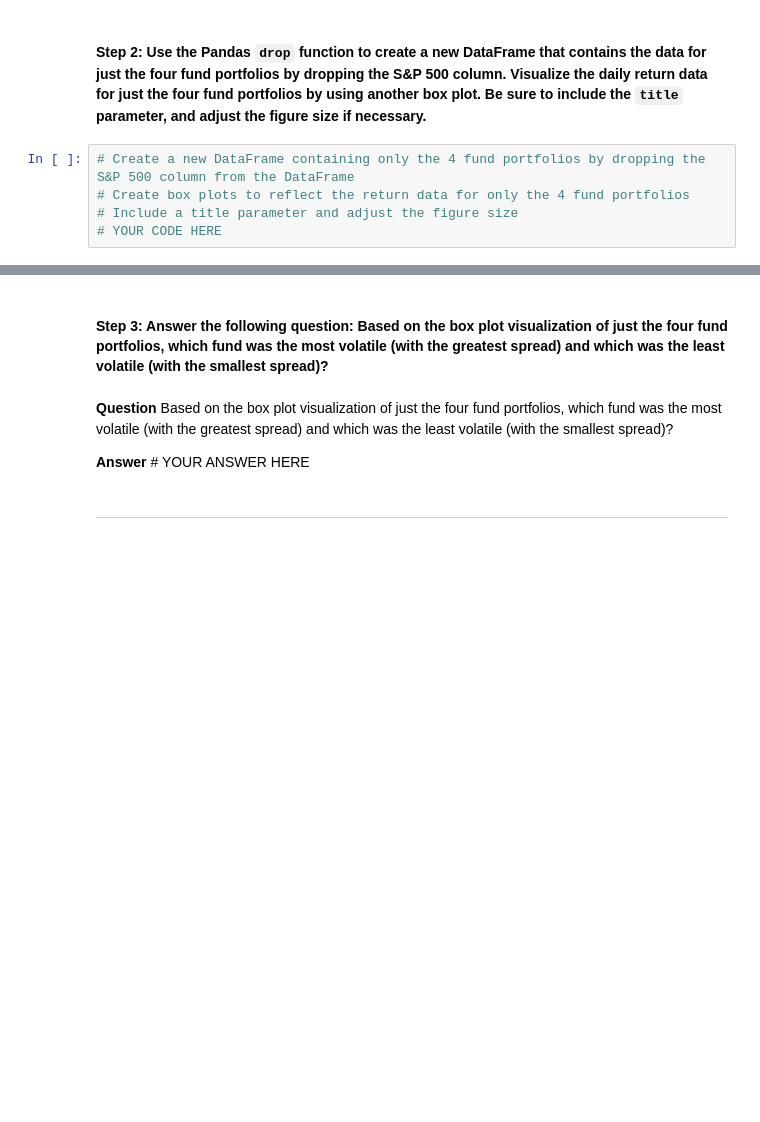
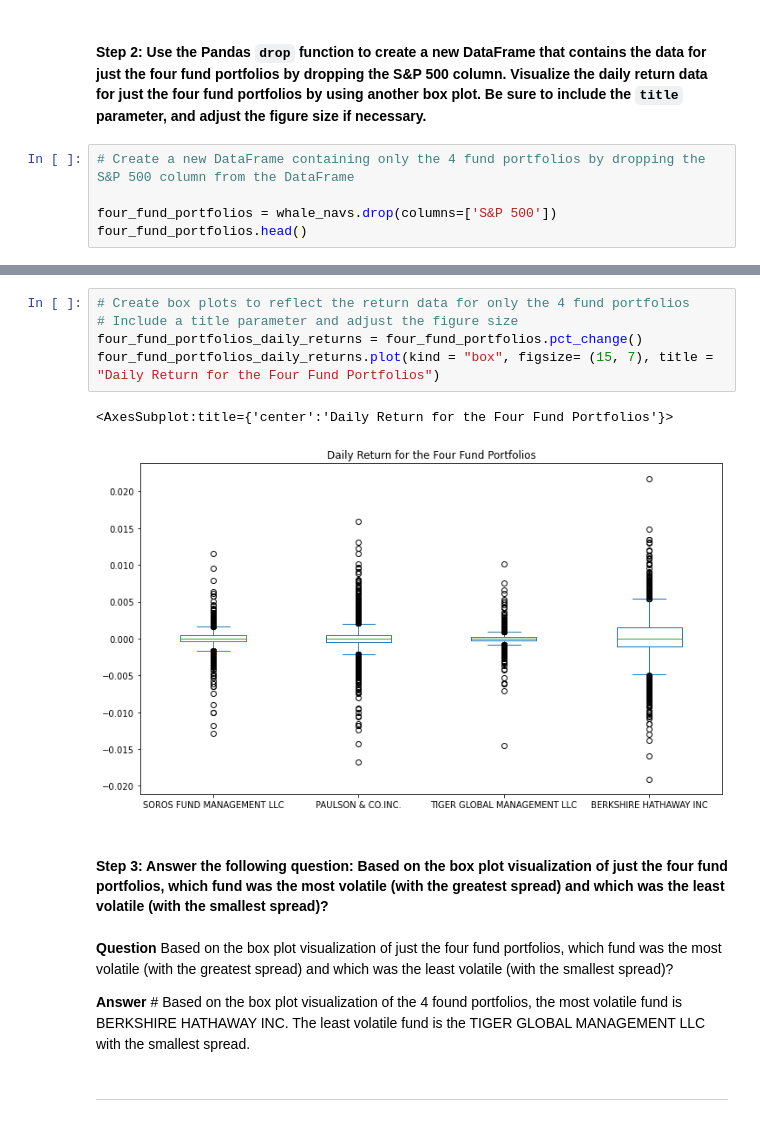
Before and after one commit to gitgenesis/Mod4_Challenge, a Jupyter notebook: risk_return_analysis.ipynb, the cells around one changed output, grey strips where cells are left out. Cells and saved outputs as stored; diff of their text form; blank space fills up the shorter version.

```diff
--- a/risk_return_analysis.ipynb
+++ b/risk_return_analysis.ipynb
@@ -218,6 +235,6 @@ Analyze the volatility of each of the four fund portfolios and of the S&P 500 In
 #### Step 2: Use the Pandas `drop` function to create a new DataFrame that contains the data for just the four fund portfolios by dropping the S&P 500 column. Visualize the daily return data for just the four fund portfolios by using another box plot. Be sure to include the `title` parameter, and adjust the figure size if necessary.
 # %%
 # Create a new DataFrame containing only the 4 fund portfolios by dropping the S&P 500 column from the DataFrame
-# Create box plots to reflect the return data for only the 4 fund portfolios
-# Include a title parameter and adjust the figure size
-# YOUR CODE HERE
+
+four_fund_portfolios = whale_navs.drop(columns=['S&P 500'])
+four_fund_portfolios.head()
@@ -224,9 +249,17 @@ Analyze the volatility of each of the four fund portfolios and of the S&P 500 In
+# %%
+# Create box plots to reflect the return data for only the 4 fund portfolios
+# Include a title parameter and adjust the figure size
+four_fund_portfolios_daily_returns = four_fund_portfolios.pct_change()
+four_fund_portfolios_daily_returns.plot(kind = "box", figsize= (15, 7), title = "Daily Return for the Four Fund Portfolios")
+# %% [output]
+<AxesSubplot:title={'center':'Daily Return for the Four Fund Portfolios'}>
+[figure, added]
 # %% [markdown]
 #### Step 3: Answer the following question: Based on the box plot visualization of just the four fund portfolios, which fund was the most volatile (with the greatest spread) and which was the least volatile (with the smallest spread)?
 # %% [markdown]
 **Question** Based on the box plot visualization of just the four fund portfolios, which fund was the most volatile (with the greatest spread) and which was the least volatile (with the smallest spread)?
 
-**Answer** # YOUR ANSWER HERE
+**Answer** # Based on the box plot visualization of the 4 found portfolios, the most volatile fund is  BERKSHIRE HATHAWAY INC. The least volatile fund is the TIGER GLOBAL MANAGEMENT LLC with the smallest spread.
 # %% [markdown]
 ---
 # %% [markdown]
```
Also changed, not shown: parts of 7 cells of this notebook.
